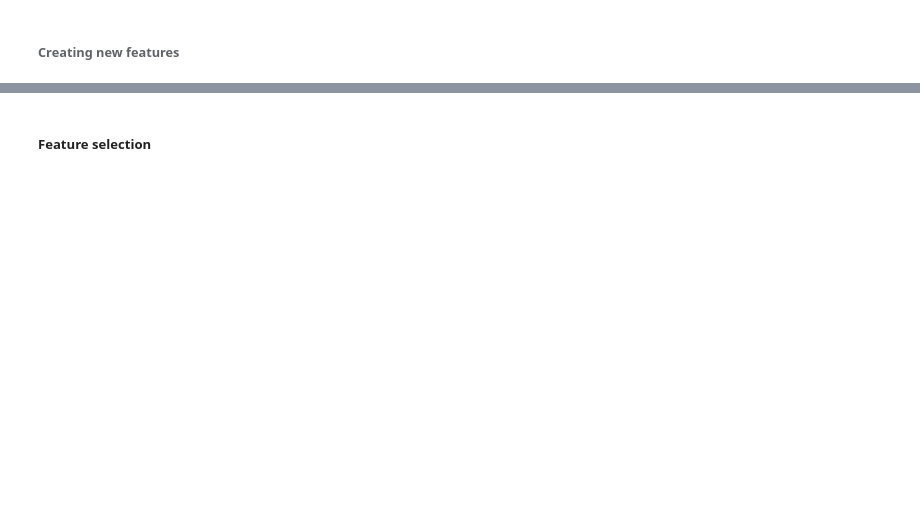
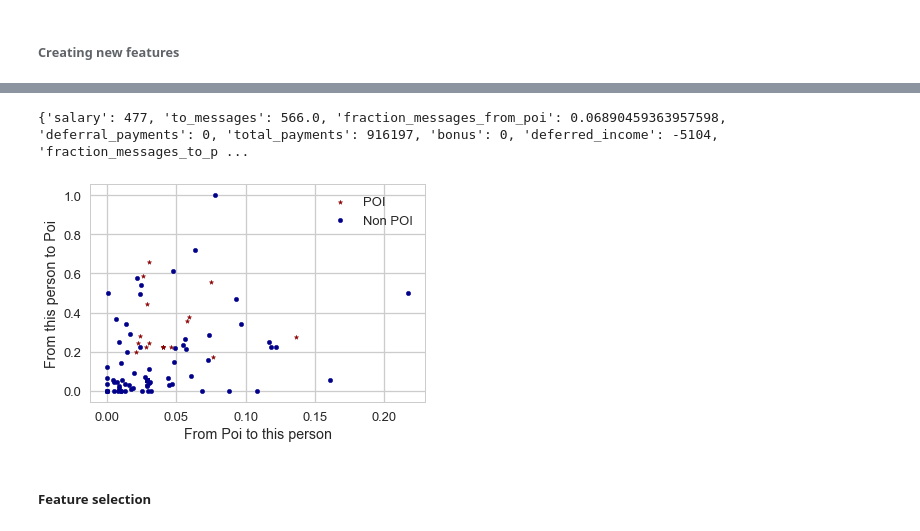
Before and after one commit to andre-yai/Udacity_MachineLearing, a Jupyter notebook: final_project/Identify Fraud from Eron Email.ipynb, the cells around one changed output, grey strips where cells are left out. Drawn from its saved outputs; the diff is of its cells as text; code cells hidden in the pictures; blank space fills up the shorter version.

```diff
--- a/final_project/Identify Fraud from Eron Email.ipynb
+++ b/final_project/Identify Fraud from Eron Email.ipynb
@@ -460,6 +483,20 @@ We also noticed that ther are no much difference between the values of poi and n
 # %% [markdown]
 The others features contain almost 50% of the data so I will use them in my analysis. Other thing is the email_address is unique amoung the people, so I will not use these variable.
 The features loan_advances, directors_fees, restricted_stock_deffered and email_address will be use.
+# %%
+### Task 1: Select what features you'll use.
+### features_list is a list of strings, each of which is a feature name.
+### The first feature must be "poi".
+features_list = [
+    'poi', 'to_messages','from_messages', 'from_poi_to_this_person','from_this_person_to_poi',
+    'salary','deferral_payments', 'other','total_payments','bonus',
+    'total_stock_value', 'shared_receipt_with_poi', 'long_term_incentive',
+    'exercised_stock_options','deferred_income', 'expenses', 'restricted_stock']
+
+# In the featureFormat it will treat the missing values giving them a 0  value
+eron_data = eron_data[features_list]
+data = eron_data
+# data = featureFormat(data_dict, features_list)
 # %% [markdown]
 #### Question:
 Summarize for us the goal of this project and how machine learning is useful in trying to accomplish it. As part of your answer, give some background on the dataset and how it can be used to answer the project question. Were there any outliers in the data when you got it, and how did you handle those?  [relevant rubric items: “data exploration”, “outlier investigation”]
@@ -540,5 +533,11 @@ for person_name in my_dataset:
+# %%
+# Engineer a new feature
+eron_data['fraction_messages_to_poi'] =eron_data['from_this_person_to_poi']/eron_data['from_messages']
+eron_data['fraction_messages_from_poi'] = eron_data['from_poi_to_this_person']/eron_data['to_messages']
 # %%
-print(my_dataset['BANNANTINE JAMES M'])
+print(eron_data.loc['BANNANTINE JAMES M'])
+# %% [output]
+{'salary': 477, 'to_messages': 566.0, 'fraction_messages_from_poi': 0.06890459363957598, 'deferral_payments': 0, 'total_payments': 916197, 'bonus': 0, 'deferred_income': -5104, 'fraction_messages_to_p ...
 # %%
 new_features = ["fraction_messages_from_poi","fraction_messages_to_poi"]
 
@@ -548,14 +547,22 @@ for feature_name in new_features:
 # %%
 ### plot new features
 fraction_list = ['poi','fraction_messages_from_poi','fraction_messages_to_poi']
-data_fraction = featureFormat(my_dataset,fraction_list)
-for point in data_fraction:
-    from_point = point[1]
-    to_point = point[2]
-    if point[0] == 1:
-        plt.scatter(from_point,to_point,color="r",marker="*")
-    else:
-        plt.scatter(from_point, to_point,color="b")
+data_fraction = eron_data[fraction_list]
+
+data_fraction_poi = data_fraction[data_fraction['poi'] == 1]
+data_fraction_non_poi = data_fraction[data_fraction['poi'] == 0]
+
+ax = data_fraction_poi.plot(kind='scatter', x='fraction_messages_from_poi', y='fraction_messages_to_poi',
+             color='DarkRed', label='POI', marker="*");
+data_fraction_non_poi.plot(kind='scatter', x='fraction_messages_from_poi', y='fraction_messages_to_poi',
+             color='DarkBlue', label='Non POI',ax=ax);
+# df.plot(kind='scatter', x='c', y='d',  color='DarkGreen', label='Group 2', ax=ax);
+
+# ax1.scatter(data_fraction_poi['fraction_messages_from_poi'],data_fraction_poi['fraction_messages_to_poi'],color="r",marker="*")
+# ax1.scatter(data_fraction_non_poi['fraction_messages_from_poi'],data_fraction_non_poi['fraction_messages_to_poi'],color="b")
+
 plt.ylabel("From this person to Poi")
 plt.xlabel('From Poi to this person')
 plt.show()
+# %% [output]
+[figure, added]
```
Also changed, not shown: parts of 46 cells of this notebook, 4 other files.
